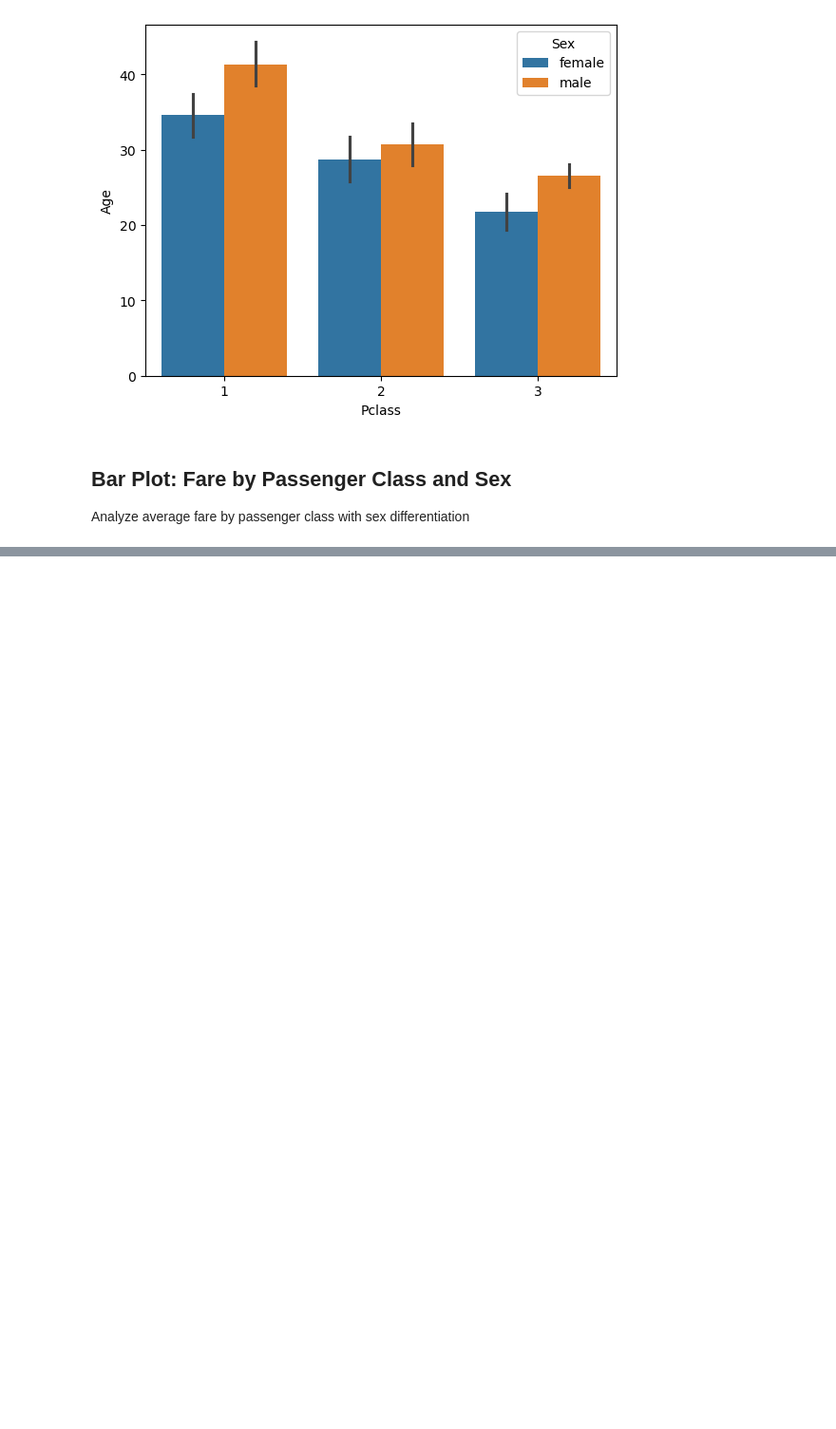
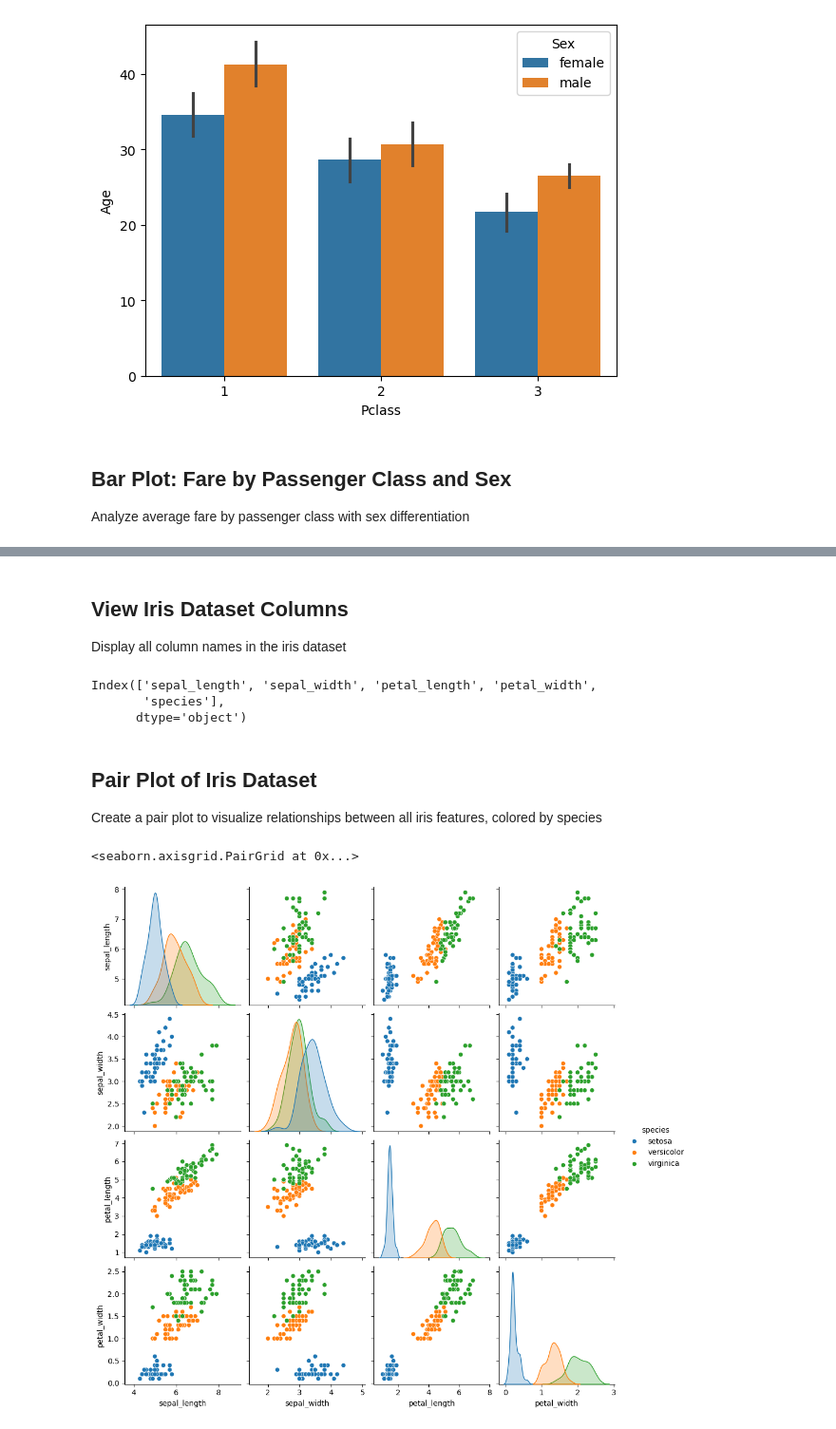
Before and after one commit to Asit-Sengar/Machine_Learning_foundations, a Jupyter notebook: notebooks/100_days_ml/multivariate_analysis.ipynb, the cells around one changed output, grey strips where cells are left out. Shown at 95% size. Drawn from its saved outputs; the diff is of its cells as text; code cells hidden in the pictures; blank space fills up the shorter version.

Commit message:
added pairplot in mulitvariate analysis

```diff
--- a/notebooks/100_days_ml/multivariate_analysis.ipynb
+++ b/notebooks/100_days_ml/multivariate_analysis.ipynb
@@ -109,0 +121,17 @@ sns.barplot(x = titanic["Pclass"], y =titanic["Fare"], hue= titanic["Sex"])
+# %% [markdown]
+## View Iris Dataset Columns
+Display all column names in the iris dataset
+# %%
+iris.columns
+# %% [output]
+Index(['sepal_length', 'sepal_width', 'petal_length', 'petal_width',
+       'species'],
+      dtype='object')
+# %% [markdown]
+## Pair Plot of Iris Dataset
+Create a pair plot to visualize relationships between all iris features, colored by species
+# %%
+sns.pairplot(iris,hue = "species")
+# %% [output]
+<seaborn.axisgrid.PairGrid at 0x...>
+[figure, added]
```
Also changed, not shown: parts of 3 cells of this notebook, 1 other file.
